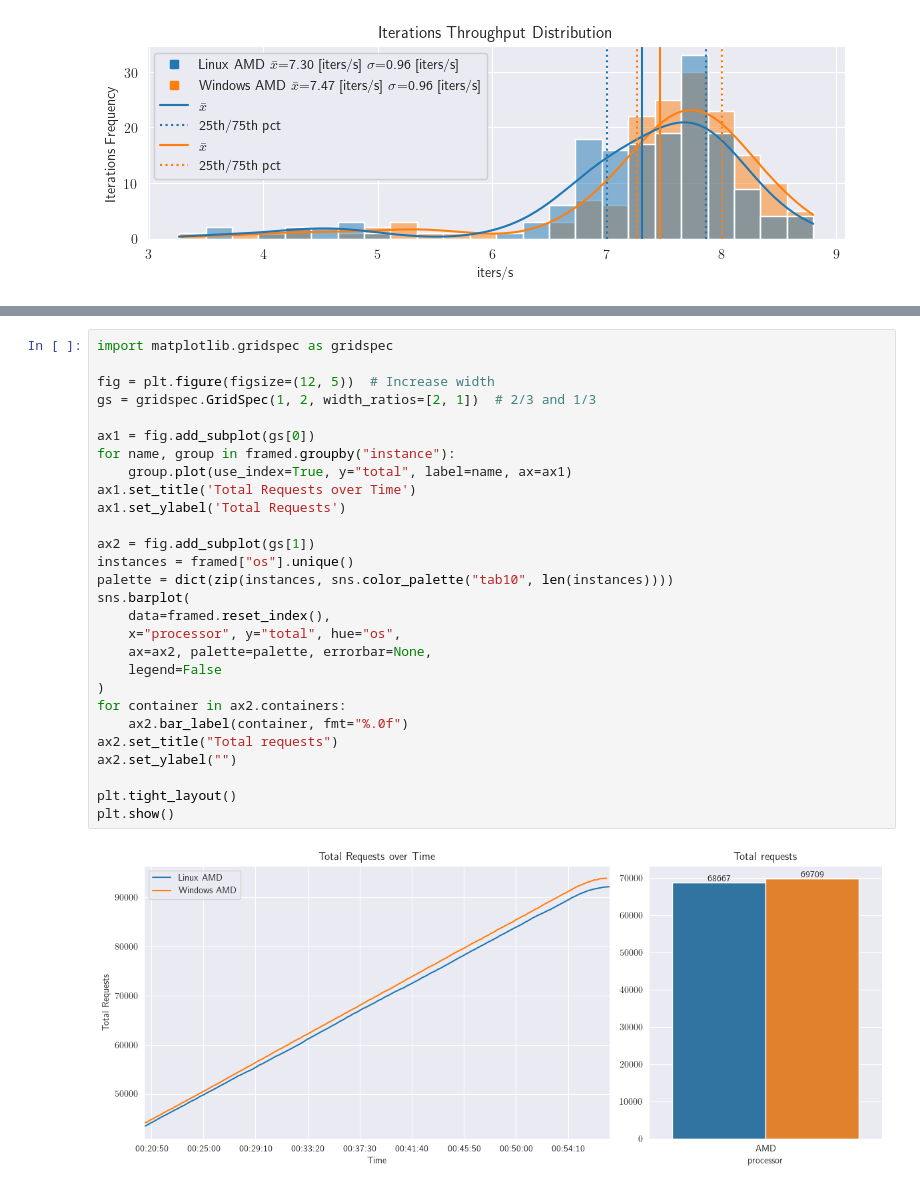
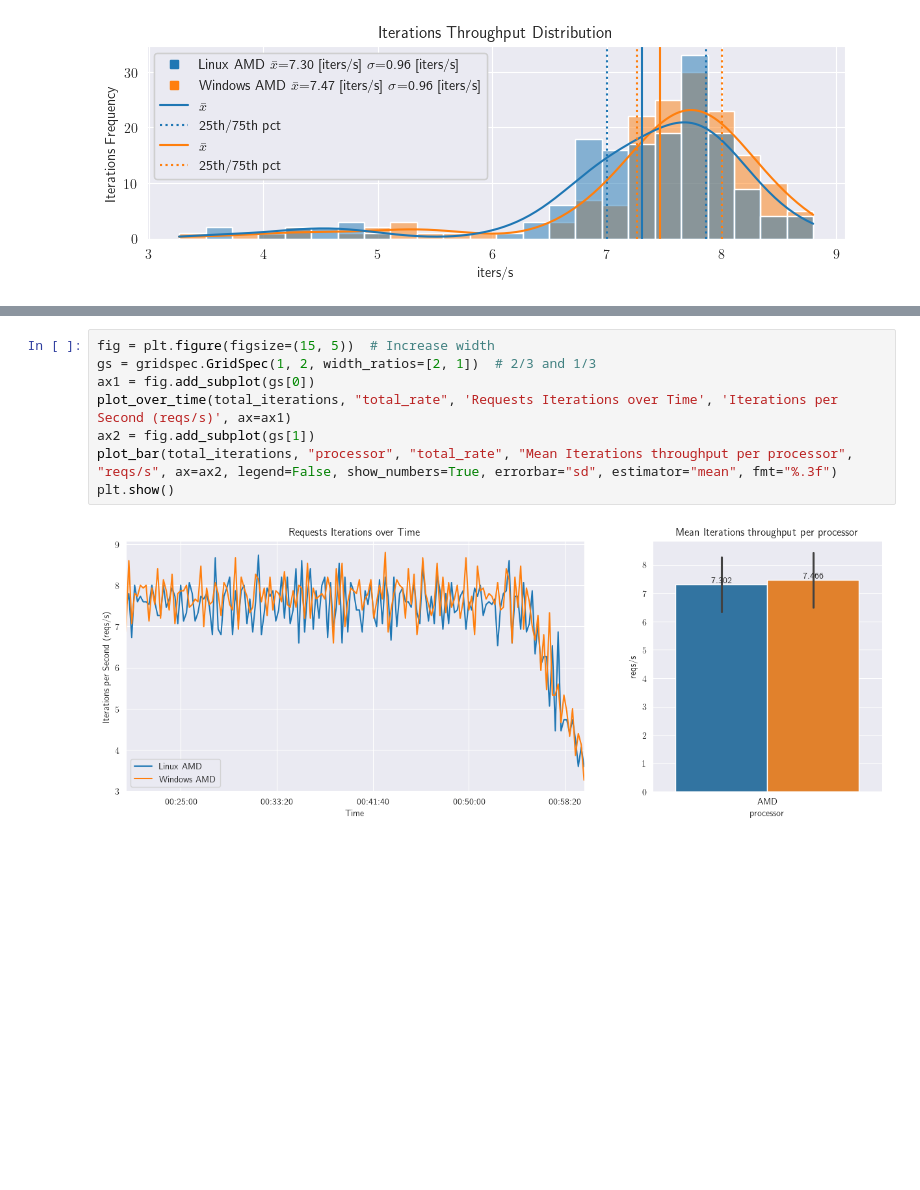
Before and after one commit to epicor-yasuomaidana/metrics-analysis, a Jupyter notebook: Quick Comparison.ipynb, the cells around one changed output, grey strips where cells are left out. Drawn from its saved outputs; the diff is of its cells as text; blank space fills up the shorter version.

```diff
--- a/Quick Comparison.ipynb
+++ b/Quick Comparison.ipynb
@@ -258,30 +265,10 @@ plt.show()
-# %%
-import matplotlib.gridspec as gridspec
-
-fig = plt.figure(figsize=(12, 5))  # Increase width
-gs = gridspec.GridSpec(1, 2, width_ratios=[2, 1])  # 2/3 and 1/3
-
-ax1 = fig.add_subplot(gs[0])
-for name, group in framed.groupby("instance"):
-    group.plot(use_index=True, y="total", label=name, ax=ax1)
-ax1.set_title('Total Requests over Time')
-ax1.set_ylabel('Total Requests')
-
-ax2 = fig.add_subplot(gs[1])
-instances = framed["os"].unique()
-palette = dict(zip(instances, sns.color_palette("tab10", len(instances))))
-sns.barplot(
-    data=framed.reset_index(),
-    x="processor", y="total", hue="os",
-    ax=ax2, palette=palette, errorbar=None,
-    legend=False
-)
-for container in ax2.containers:
-    ax2.bar_label(container, fmt="%.0f")
-ax2.set_title("Total requests")
-ax2.set_ylabel("")
-
-plt.tight_layout()
-plt.show()
-# %% [output]
-[figure, removed]
+# %%
+fig = plt.figure(figsize=(15, 5))  # Increase width
+gs = gridspec.GridSpec(1, 2, width_ratios=[2, 1])  # 2/3 and 1/3
+ax1 = fig.add_subplot(gs[0])
+plot_over_time(total_iterations, "total_rate", 'Requests Iterations over Time', 'Iterations per Second (reqs/s)', ax=ax1)
+ax2 = fig.add_subplot(gs[1])
+plot_bar(total_iterations, "processor", "total_rate", "Mean Iterations throughput per processor", "reqs/s", ax=ax2, legend=False, show_numbers=True, errorbar="sd", estimator="mean", fmt="%.3f")
+plt.show()
+# %% [output]
+[figure, added]
```
Also changed, not shown: parts of 17 cells of this notebook.
